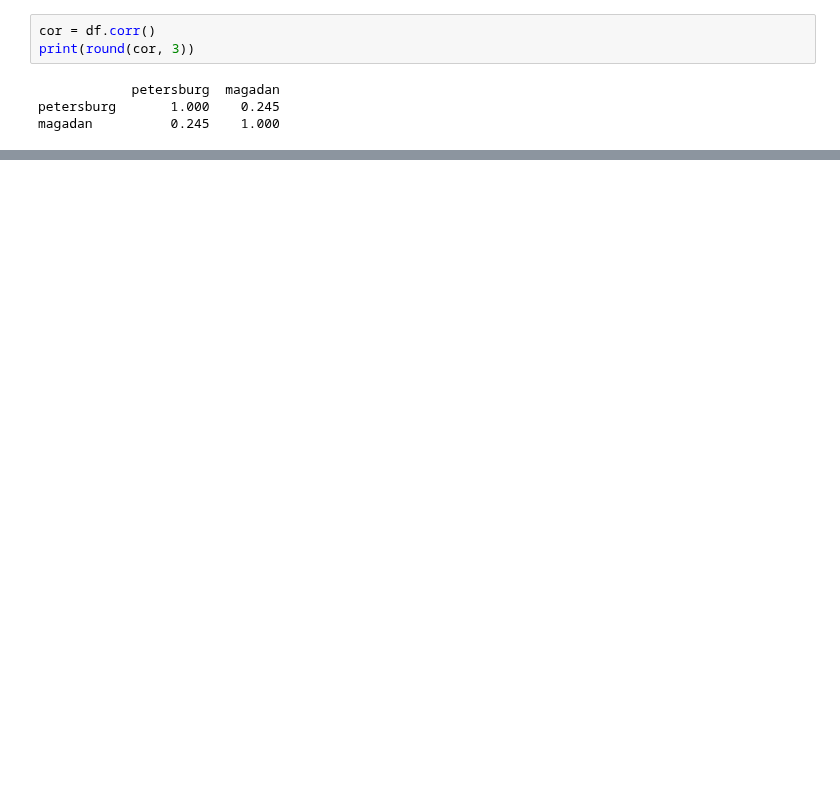
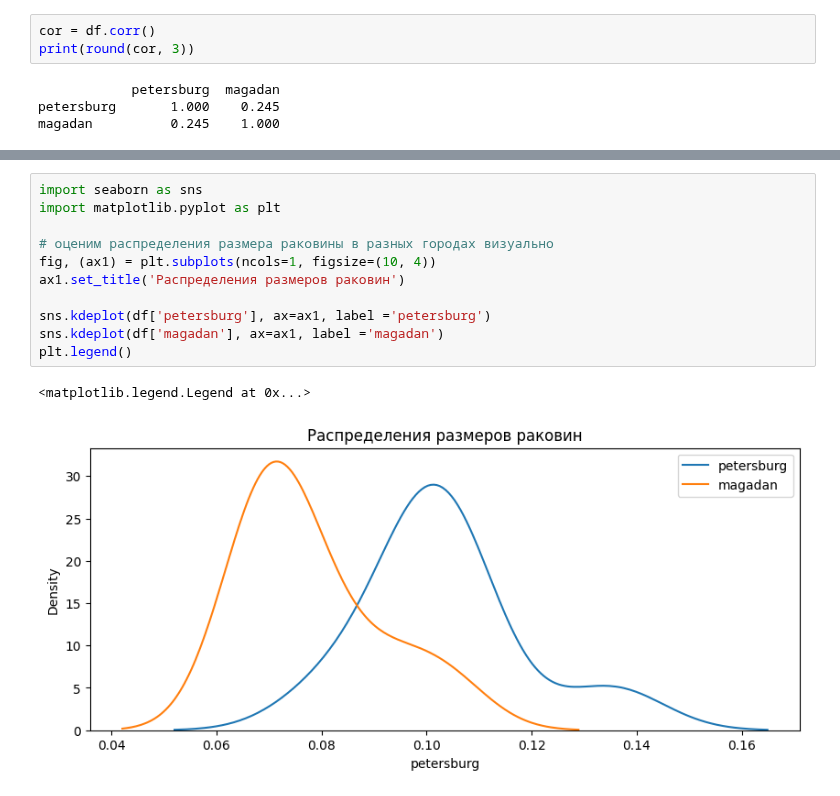
Before and after one commit to Novkozinin/SF_projects, a Jupyter notebook: HW-03_EDA-4_Статистические_Тесты/HW-03.ipynb, the cells around one changed output, grey strips where cells are left out. Cells and saved outputs as stored; diff of their text form; blank space fills up the shorter version.

```diff
--- a/HW-03_EDA-4_Статистические_Тесты/HW-03.ipynb
+++ b/HW-03_EDA-4_Статистические_Тесты/HW-03.ipynb
@@ -130,0 +136,14 @@ magadan          0.245    1.000
+# %%
+import seaborn as sns
+import matplotlib.pyplot as plt
+
+# оценим распределения размера раковины в разных городах визуально
+fig, (ax1) = plt.subplots(ncols=1, figsize=(10, 4))
+ax1.set_title('Распределения размеров раковин')
+
+sns.kdeplot(df['petersburg'], ax=ax1, label ='petersburg')
+sns.kdeplot(df['magadan'], ax=ax1, label ='magadan')
+plt.legend()
+# %% [output]
+<matplotlib.legend.Legend at 0x...>
+[figure, added]
```
Also changed, not shown: parts of 18 cells of this notebook.
